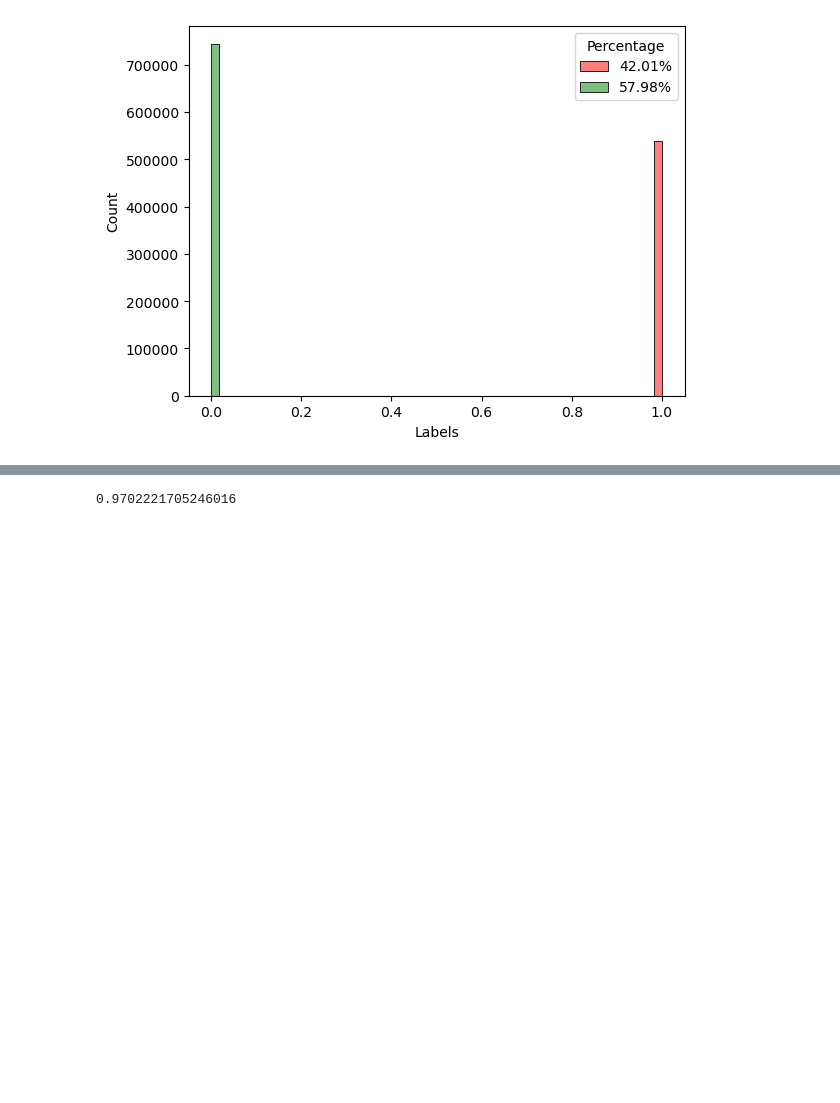
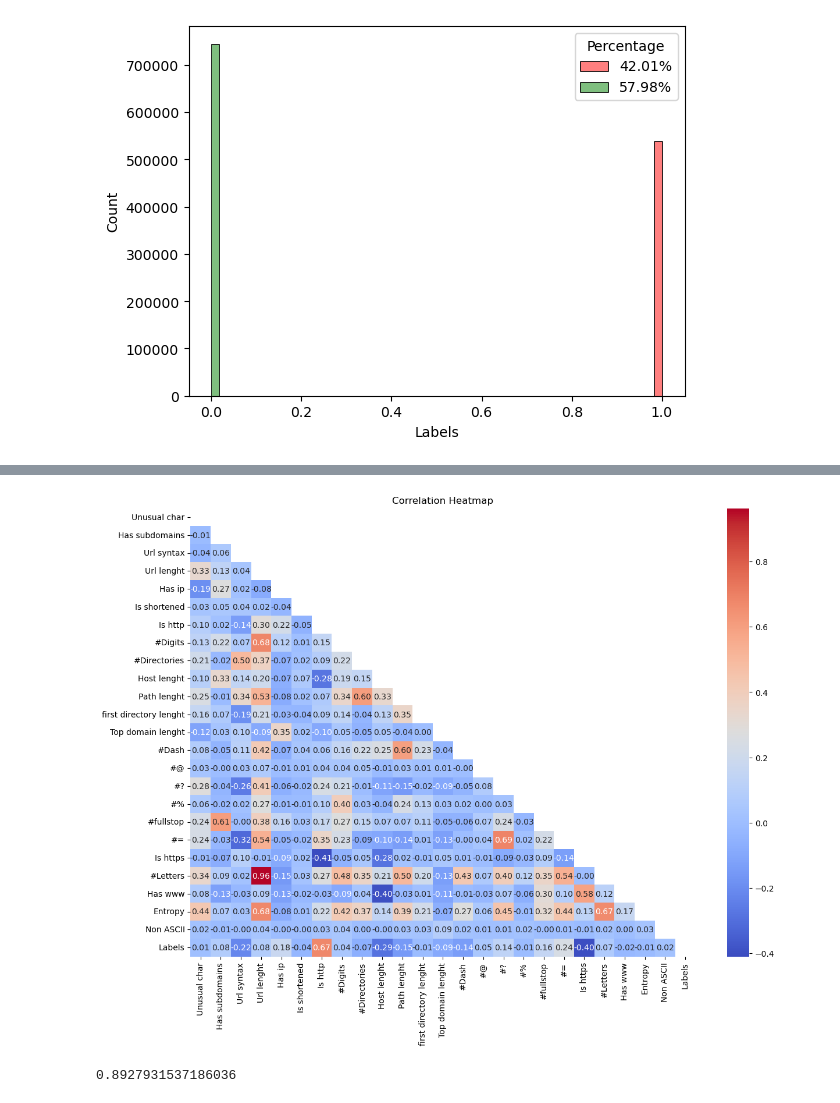
Before and after one commit to TerryakiSauce/ML704-project, a Jupyter notebook: MLnew(2)(1).ipynb, the cells around one changed output, grey strips where cells are left out. Saved outputs shown, nothing was run; the diff lists cells and outputs as text; code cells hidden in the pictures; blank space fills up the shorter version.

```diff
--- a/MLnew(2)(1).ipynb
+++ b/MLnew(2)(1).ipynb
@@ -251,6 +248,6 @@ def generate_set_2(Z):
         x[i][9],x[i][10],x[i][11] = length_host(url),length_path(url),length_first_dir(url)
         x[i][12],x[i][13],x[i][14] = length_top_dom(url),feat["dash"],feat["at"]
         x[i][15],x[i][16],x[i][17] = feat["questions"],feat["percentage"],feat["fullstop"]
-        x[i][9],x[i][10],x[i][11] = feat["equal"],feat["https"],feat["letters"]
+        x[i][18],x[i][19],x[i][20] = feat["equal"],feat["https"],feat["letters"]
         x[i][21],x[i][22],x[i][23] = feat["www"], entropy(url),check_non_ascii(url)
     return x
@@ -277,12 +254,44 @@ y_ratio= new_ratio["labels"].to_numpy()
+# %%
+df_ver2 = pd.concat([df1, df2], ignore_index=True)
+x_ver2 = generate_set_2(df_ver2)
+# %%
+analysis_ver2 = np.hstack((x_ver2, y[:, np.newaxis]))
+column_names_ver2 = ["Unusual char","Has subdomains","Url syntax",
+"Url lenght","Has ip","Is shortened",
+"Is http","#Digits","#Directories",
+"Host lenght","Path lenght","first directory lenght",
+"Top domain lenght","#Dash","#@",
+"#?","#%","#fullstop",
+"#=","Is https","#Letters",
+"Has www","Entropy","Non ASCII",
+"Labels"]
+df_analysis_ver2 = pd.DataFrame(analysis_ver2, columns=column_names_ver2)
+# %%
+correlation_ver2 = df_analysis_ver2.corr()
+
+mask_ver2 = np.triu(np.ones_like(correlation_ver2, dtype=bool))
+
+fig, ax = plt.subplots(figsize=(14, 10))
+
+sns.heatmap(correlation_ver2, mask=mask_ver2, annot=True, fmt=".2f", cmap='coolwarm', cbar=True, ax=ax)
+
+plt.title("Correlation Heatmap")
+
+plt.xticks(rotation=90)
+
+plt.show()
+# %% [output]
+[figure, added]
 # %%
-x_train_ver2, x_test_ver2, y_train_ver2, y_test_ver2 = train_test_split(x_ver2_norm, y_ratio, train_size=0.3, random_state=42)
+y_ver2 = df_ver2["labels"].to_numpy()
+x_train_ver2, x_test_ver2, y_train_ver2, y_test_ver2 = train_test_split(x_ver2, y_ver2, train_size=0.3, random_state=42)
 
 log_model_ver2 = LogisticRegression(solver='liblinear')
 log_model_ver2.fit(x_train_ver2,y_train_ver2)
 log_predictions_ver2 = log_model_ver2.predict(x_test_ver2)
 print(accuracy_score(y_test_ver2,log_predictions_ver2))
 # %% [output]
-0.9702221705246016
+0.8927931537186036
 # %%
 x_train, x_test, y_train, y_test = train_test_split(x, y, train_size=0.3, random_state=42)
 
```
Also changed, not shown: parts of 7 cells of this notebook.
